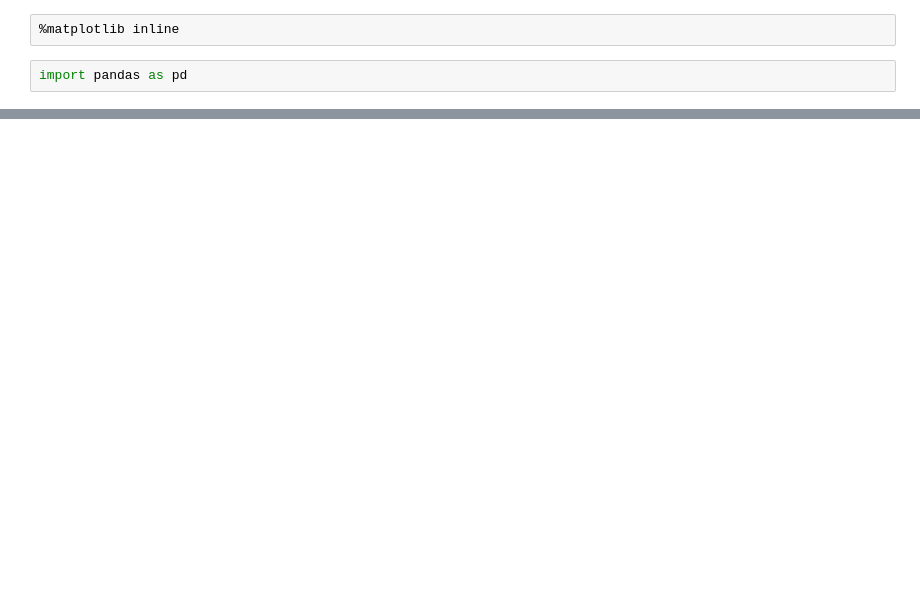
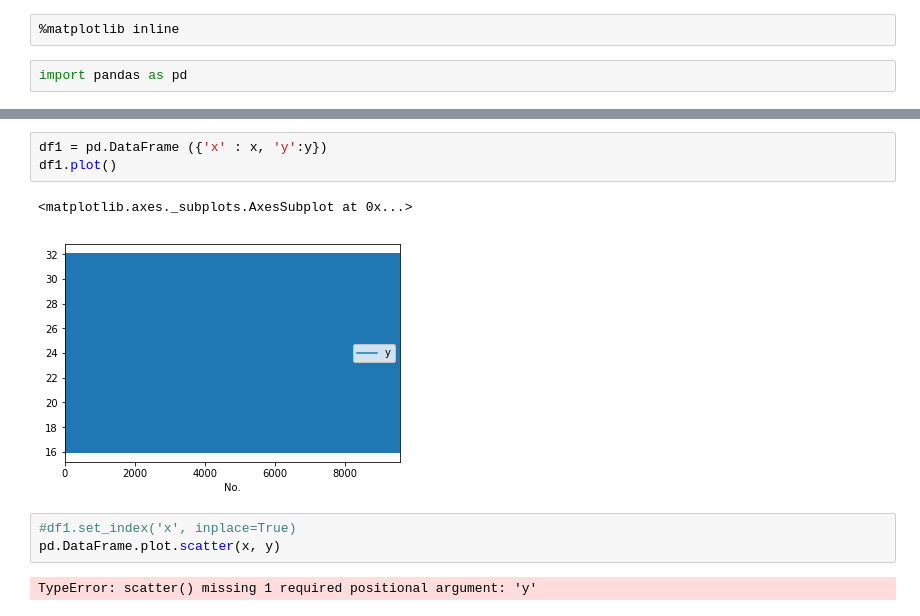
Before and after one commit to alokswaincontact/cisco_hackathon_2018, a Jupyter notebook: Cisco ML Hackathon 2018.ipynb, the cells around one changed output, grey strips where cells are left out. Cells and saved outputs as stored; diff of their text form; blank space fills up the shorter version.

```diff
--- a/Cisco ML Hackathon 2018.ipynb
+++ b/Cisco ML Hackathon 2018.ipynb
@@ -51,0 +155,11 @@ df
+# %%
+df1 = pd.DataFrame ({'x' : x, 'y':y})
+df1.plot()
+# %% [output]
+<matplotlib.axes._subplots.AxesSubplot at 0x...>
+[figure, added]
+# %%
+#df1.set_index('x', inplace=True)
+pd.DataFrame.plot.scatter(x, y)
+# %% [output]
+TypeError: scatter() missing 1 required positional argument: 'y'
```
Also changed, not shown: parts of 16 cells of this notebook, 1 other file.
